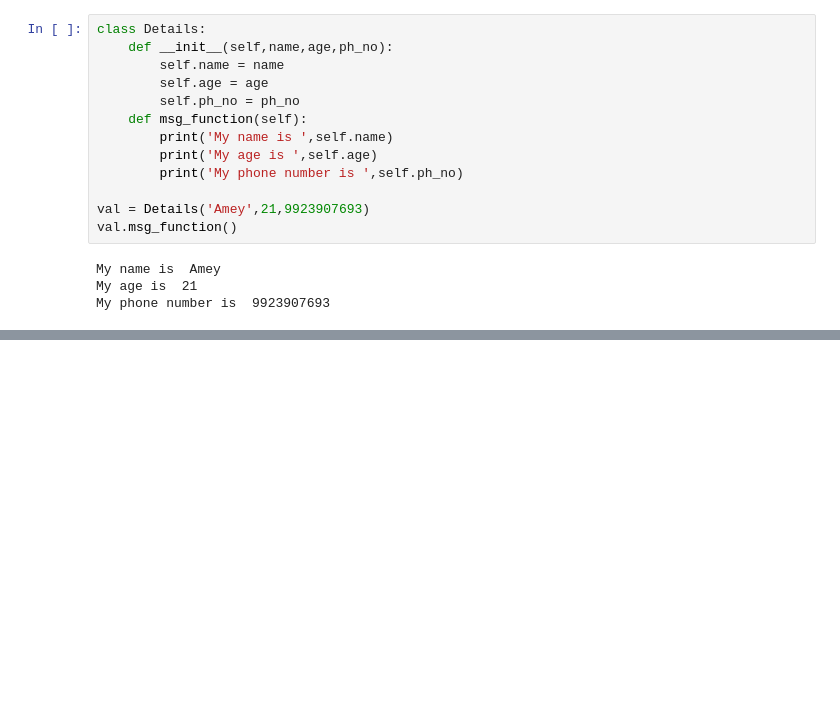
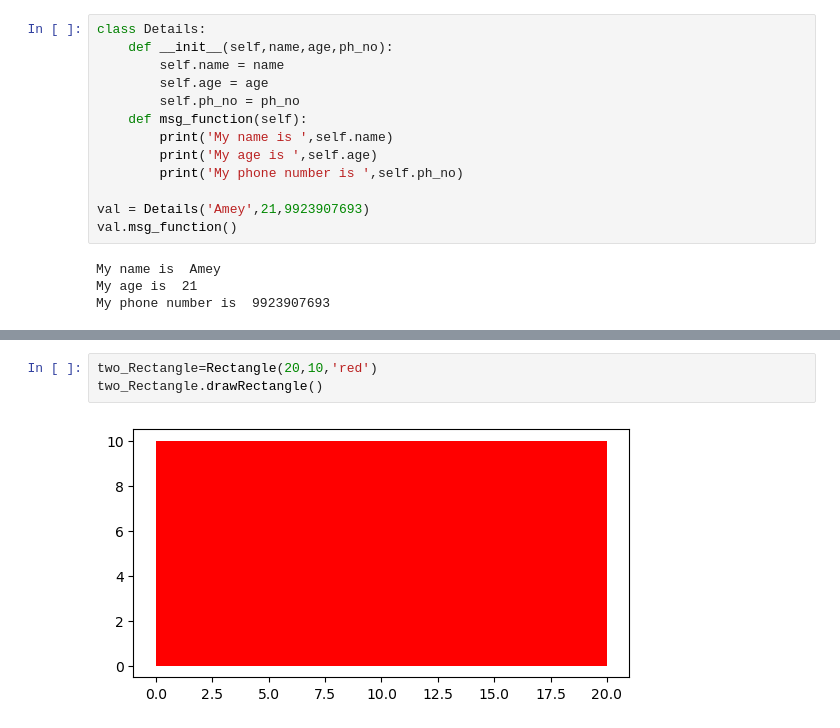
Before and after one commit to Roushan-World/Python_10-00-11-30-AM, a Jupyter notebook: 12. Classes and Objects in Python.ipynb, the cells around one changed output, grey strips where cells are left out. Saved outputs shown, nothing was run; the diff lists cells and outputs as text; blank space fills up the shorter version.

```diff
--- a/12. Classes and Objects in Python.ipynb
+++ b/12. Classes and Objects in Python.ipynb
@@ -136,0 +180,5 @@ My phone number is  9923907693
+# %%
+two_Rectangle=Rectangle(20,10,'red')
+two_Rectangle.drawRectangle()
+# %% [output]
+[figure, added]
```
Also changed, not shown: parts of 3 cells of this notebook.
